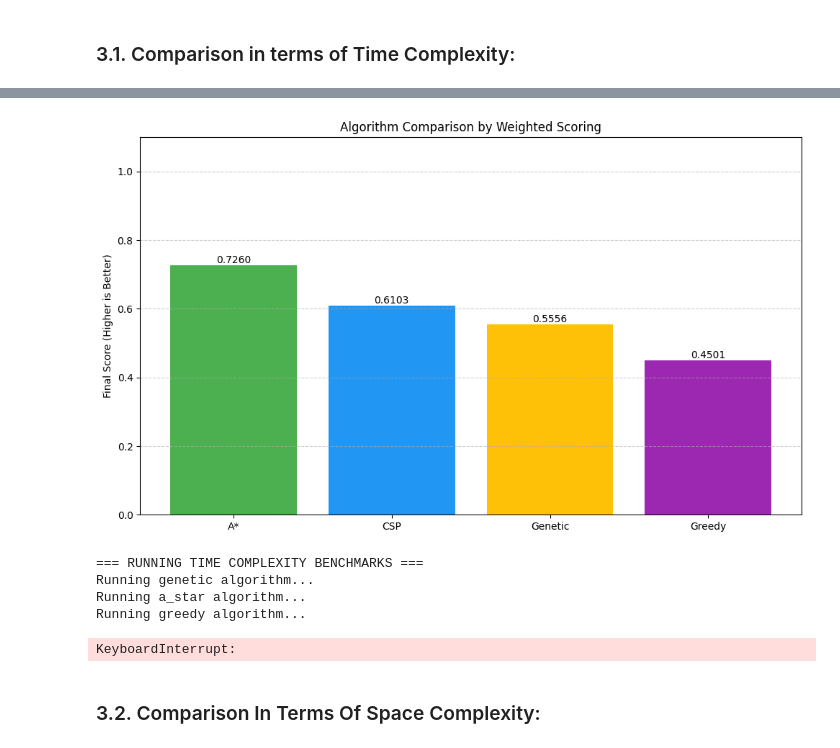
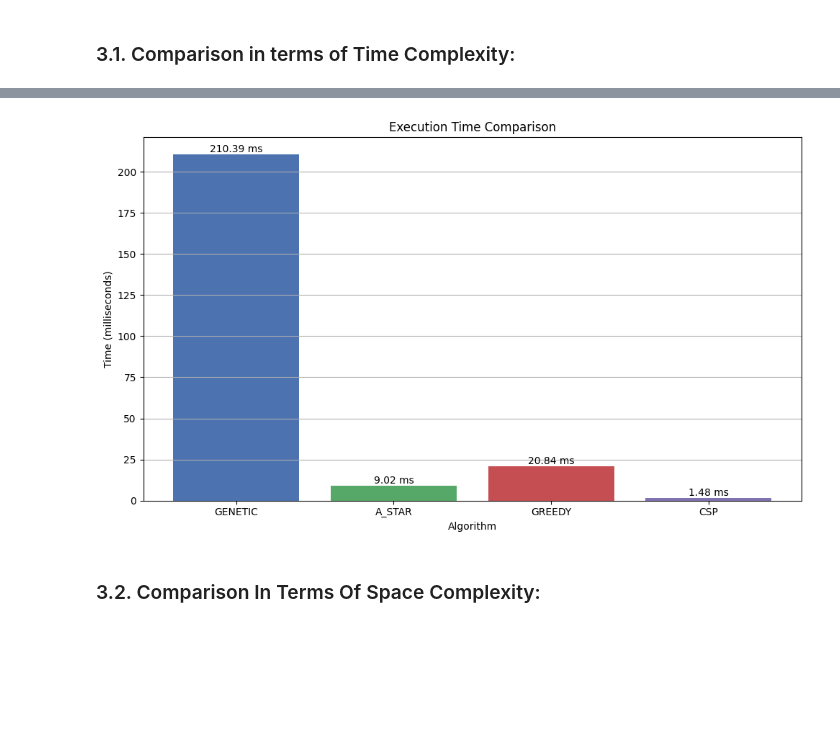
Before and after one commit to AhlemToubrinet/crop-prediction-ai, a Jupyter notebook: notebooks/generalImplementation.ipynb, the cells around one changed output, grey strips where cells are left out. Drawn from its saved outputs; the diff is of its cells as text; code cells hidden in the pictures; blank space fills up the shorter version.

Commit message:
greedy result

```diff
--- a/notebooks/generalImplementation.ipynb
+++ b/notebooks/generalImplementation.ipynb
@@ -1633,79 +1593,10 @@ if __name__ == "__main__":
         }
     }
 
-def main():
-    initial_state = {
-            'soil': {
-                'n': 110, 'p': 29, 'k': 30,
-                'ph': 7, 'organic_matter': 5, 'soil_moisture': 18
-            },
-            'climate': {
-                'temperature': 26, 'humidity': 54,
-                'rainfall': 150, 'sunlight_exposure': 7
-            },
-            'environmental': {
-                'irrigation_frequency': 2,
-                'water_usage_efficiency': 2,
-                'fertilizer_usage': 54,
-                'pest_pressure': 1
-            },
-            'current_crop': None,
-            'growth_stage': None
-        }
-
-
-    crop_db_path = "../data/processed/crop_db.txt"
-    heuristic_path = "../src/utils/heuristics.txt"
-
-    compare_algorithms(initial_state, crop_db_path, heuristic_path, top_n=5, weight_rank=0.4, weight_score=0.6)
-
     # Load your crop DB (replace with actual path)
     crop_db = load_crop_db('../data/processed/crop_db.txt')
     problem = CropProblem(initial_state, crop_db)
 
     benchmark = TimeComplexityBenchmark(problem, runs=5, warmup=1)
     benchmark.analyze()
-    for bar in bars:
-        height = bar.get_height()
-        plt.text(bar.get_x() + bar.get_width()/2., height,
-                f'{height:.4f}', ha='center', va='bottom')
-
-    plt.grid(axis='y', linestyle='--', alpha=0.6)
-    plt.tight_layout()
-    plt.show()
-
-    return {
-        'results': results,
-        'ranked_algorithms': ranked_algorithms,
-        'best_algorithm': ranked_algorithms[0][0]
-    }
-
-    # Visualization
-    plt.figure(figsize=(10, 6))
-    algorithms = [algo for algo, _ in ranked_algorithms]
-    scores = [data['final_score'] for _, data in ranked_algorithms]
-
-    bars = plt.bar(algorithms, scores, color=['#4CAF50', '#2196F3', '#FFC107', '#9C27B0'])
-    plt.title("Algorithm Comparison by Weighted Scoring")
-    plt.ylabel("Final Score (Higher is Better)")
-    plt.ylim(0, 1.1)
-
-    for bar in bars:
-        height = bar.get_height()
-        plt.text(bar.get_x() + bar.get_width()/2., height,
-                f'{height:.4f}', ha='center', va='bottom')
-
-    plt.grid(axis='y', linestyle='--', alpha=0.6)
-    plt.tight_layout()
-    plt.show()
-
-    return {
-        'results': results,
-        'ranked_algorithms': ranked_algorithms,
-        'best_algorithm': ranked_algorithms[0][0]
-    }
-
-
-if __name__ == "__main__":
-    main()
 # %% [output]
@@ -1729,9 +1623,4 @@ Greedy: Score = 0.4501, Total Penalty = 1.2215
-[figure, old version]
+[figure, new version]
-=== RUNNING TIME COMPLEXITY BENCHMARKS ===
-Running genetic algorithm...
-Running a_star algorithm...
-Running greedy algorithm...
-KeyboardInterrupt:
 # %% [markdown]
 ### 3.2. Comparison In Terms Of Space Complexity:
 # %%
```
Also changed, not shown: parts of 3 cells of this notebook, 5 other files.
